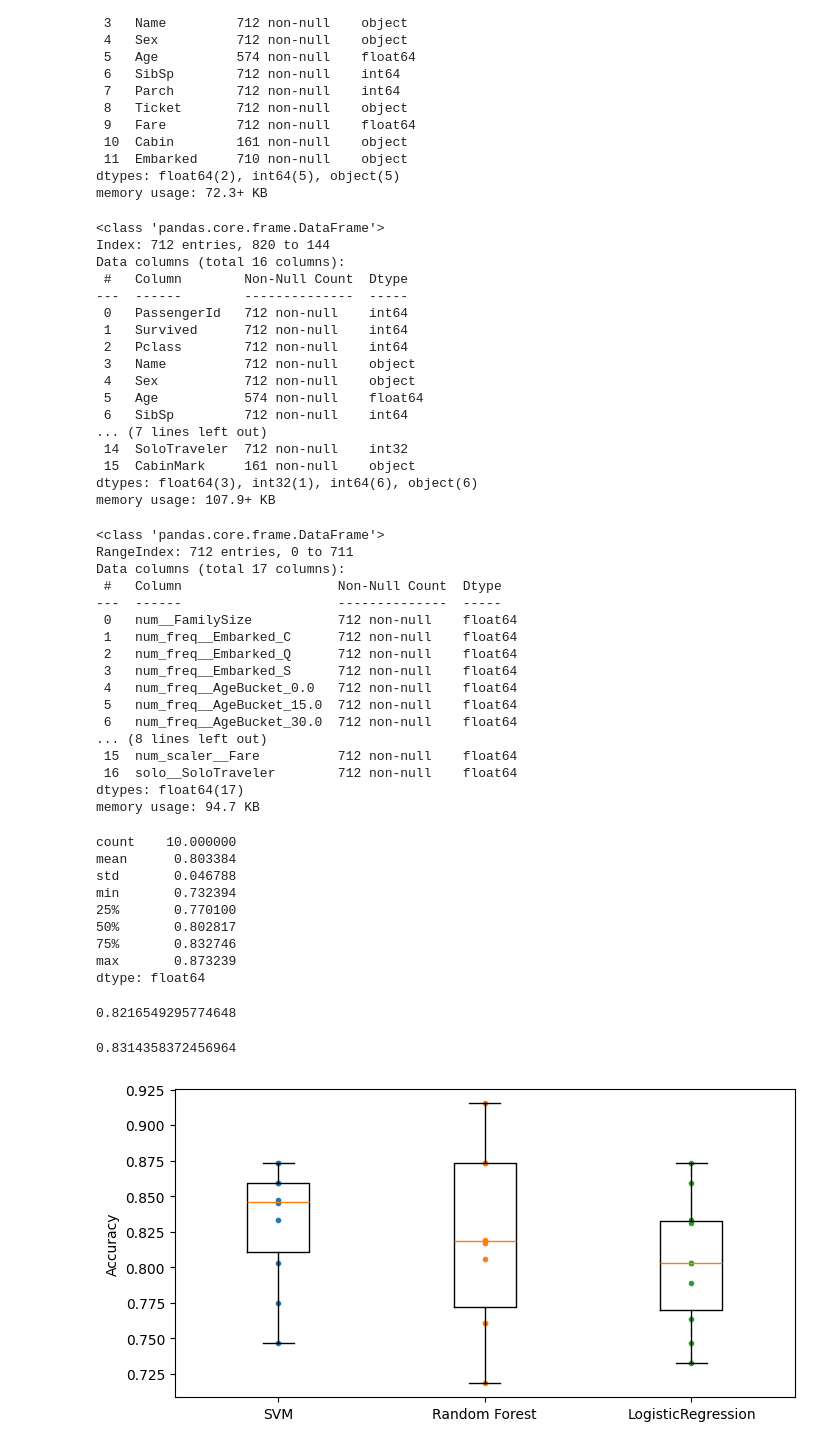
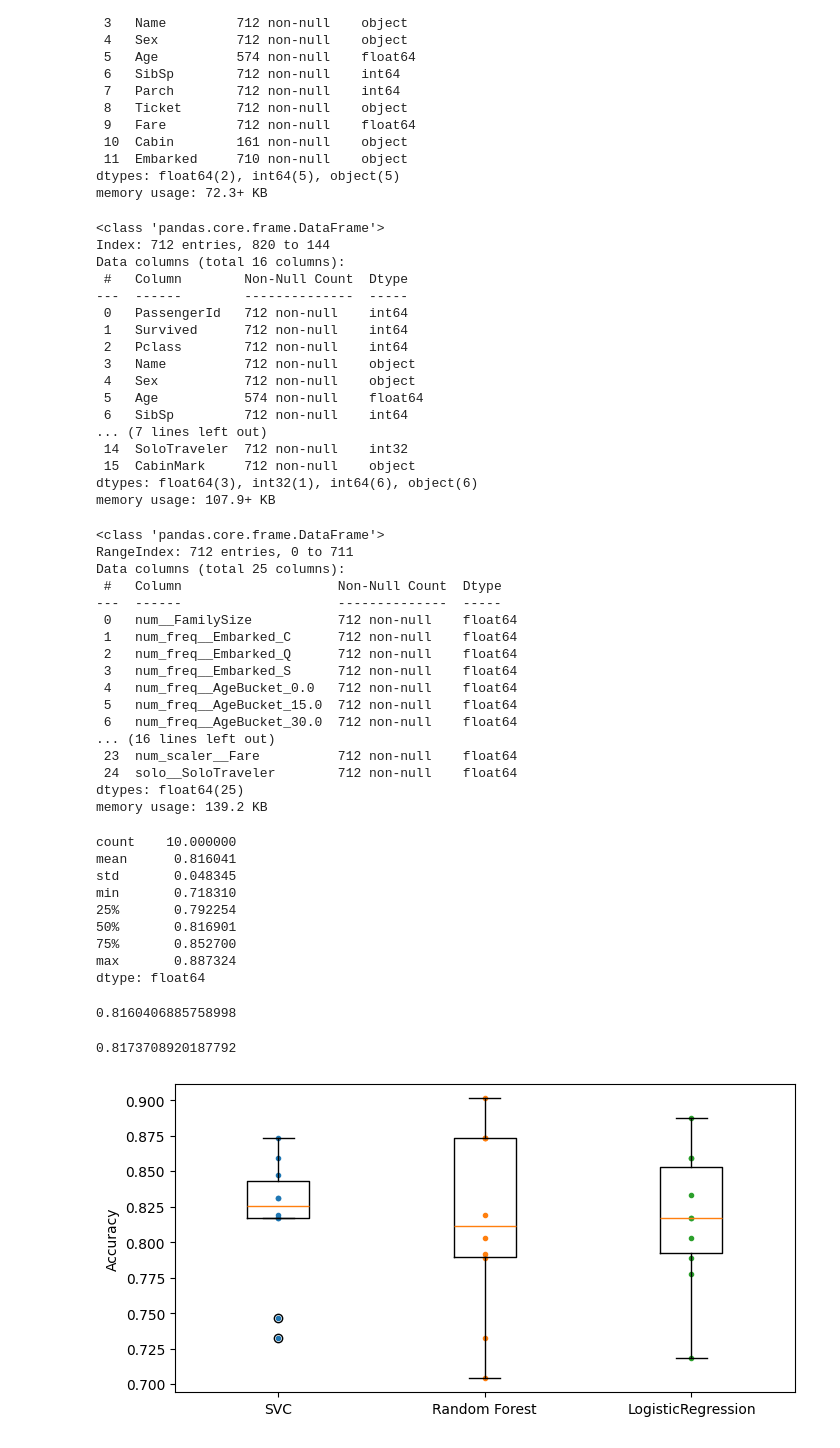
Before and after one commit to sieugene/handson-ml3, a Jupyter notebook: ch3/exercises/3.ipynb, the cells around one changed output. Saved outputs shown, nothing was run; the diff lists cells and outputs as text; code cells hidden in the pictures.

Commit message:
feat : multi label binarizer, fix create cabin mark for multiLabel (fill empty values)

```diff
--- a/ch3/exercises/3.ipynb
+++ b/ch3/exercises/3.ipynb
@@ -49,10 +49,16 @@ def isSoloTraveler(data_split):
 	return ((data_split["SibSp"] == 0) & (data_split["Parch"] == 0)).astype(int)
 
 def createCabinMark(data_split):
+	# Fill all like {}
+	result = pd.Series([set()] * len(data_split), index=data_split.index)
 	condition = (data_split["Cabin"].notnull())
 	filtered = data_split[condition]["Cabin"]
-	formateed = filtered.str.split(" ")
-	return formateed.apply(lambda x: [item[0] for item in x]).apply(lambda x: set(x))
+	formatted = filtered.str.split(" ")
+	# Fill only not null
+	result.loc[condition] = formatted.apply(
+        lambda x: set(item[0] for item in x)
+    )
+	return result
 
 
 train_data["FamilySize"] = train_data["SibSp"] + train_data["Parch"]
@@ -68,8 +74,6 @@ train_data["CabinMark"] = createCabinMark(train_data)
 test_data["CabinMark"] = createCabinMark(test_data)
 
 train_data.info()
-
-# print(train_data[train_data["CabinMark"].notnull()]["CabinMark"].head(10))
 # %% [output]
 <class 'pandas.core.frame.DataFrame'>
 Index: 712 entries, 820 to 144
@@ -85,9 +89,29 @@ Data columns (total 16 columns):
  6   SibSp         712 non-null    int64
 ... (7 lines left out)
  14  SoloTraveler  712 non-null    int32
- 15  CabinMark     161 non-null    object
+ 15  CabinMark     712 non-null    object
 dtypes: float64(3), int32(1), int64(6), object(6)
 memory usage: 107.9+ KB
+# %%
+# Custom Transformers
+
+from sklearn.base import BaseEstimator, TransformerMixin
+from sklearn.preprocessing import MultiLabelBinarizer
+
+# MultiLabelBinarizer.fit_transform() takes 2 positional arguments but 3 were given
+class MultiLabelBinarizerTransformer(BaseEstimator, TransformerMixin):
+    def __init__(self):
+        self.mlb = MultiLabelBinarizer()
+
+    def fit(self, X, y=None):
+        self.mlb.fit(X.iloc[:, 0])
+        return self
+
+    def transform(self, X):
+        return self.mlb.transform(X.iloc[:, 0])
+
+    def get_feature_names_out(self, input_features=None):
+        return self.mlb.classes_
 # %%
 from sklearn.pipeline import Pipeline
 from sklearn.impute import SimpleImputer
@@ -111,17 +135,21 @@ cat_pipeline = Pipeline([
     ("cat_encoder", OneHotEncoder(sparse_output=False)),      # число → отдельные колонки: female=[1,0], male=[0,1]
 ])
 
+multi_label_cat_pipeline = Pipeline([
+	("multi_bin_cat", MultiLabelBinarizerTransformer())
+])
+
 num_scaler = Pipeline([
 	# Оригинал условно 0, 7, 14, 512; после log1p: 0, 2.1, 2.7, 6.2; После std: -0.8, -0.2, 0.1, 1.9
     ("log", FunctionTransformer(np.log1p, feature_names_out="one-to-one")),
     ("scaler", StandardScaler()),
 ])
 
-
 preprocess_pipeline = ColumnTransformer([
         ("num", num_pipeline, ["FamilySize"]),
 		("num_freq", num_freq_and_cat_encode, ["Embarked", "AgeBucket"]),
 		("ord_cat", cat_pipeline, ["Sex", "Pclass"]),
+		("multi_cat", multi_label_cat_pipeline, ["CabinMark"]),
 		("num_scaler", num_scaler, ["Fare"]),
 		# passthrough оставь как есть, там преобразования не нужны, уже проставленны 0 и 1
 		("solo", "passthrough", ["SoloTraveler"]),
@@ -138,7 +166,7 @@ pd.DataFrame(X_train, columns=cols).info() # Return to Dataframe
 # %% [output]
 <class 'pandas.core.frame.DataFrame'>
 RangeIndex: 712 entries, 0 to 711
-Data columns (total 17 columns):
+Data columns (total 25 columns):
  #   Column                    Non-Null Count  Dtype
 ---  ------                    --------------  -----
  0   num__FamilySize           712 non-null    float64
@@ -148,11 +176,11 @@ Data columns (total 17 columns):
  4   num_freq__AgeBucket_0.0   712 non-null    float64
  5   num_freq__AgeBucket_15.0  712 non-null    float64
  6   num_freq__AgeBucket_30.0  712 non-null    float64
-... (8 lines left out)
- 15  num_scaler__Fare          712 non-null    float64
- 16  solo__SoloTraveler        712 non-null    float64
-dtypes: float64(17)
-memory usage: 94.7 KB
+... (16 lines left out)
+ 23  num_scaler__Fare          712 non-null    float64
+ 24  solo__SoloTraveler        712 non-null    float64
+dtypes: float64(25)
+memory usage: 139.2 KB
 # %%
 from sklearn.linear_model import LogisticRegression
 from sklearn.model_selection import cross_val_score
@@ -167,16 +195,17 @@ logistic_scores = cross_val_score(model, X_train, y_train,
 # 3) FamilySize 0.803443
 # 4) AgeBucket 0.804812
 # 5) SoloTraveler 0.803384
+# 6) MultiLabel Cabin 0.816041
 pd.Series(logistic_scores).describe()
 # %% [output]
 count    10.000000
-mean      0.803384
-std       0.046788
-min       0.732394
-25%       0.770100
-50%       0.802817
-75%       0.832746
-max       0.873239
+mean      0.816041
+std       0.048345
+min       0.718310
+25%       0.792254
+50%       0.816901
+75%       0.852700
+max       0.887324
 dtype: float64
 # %%
 # Автор книги сразу перешел к RandomForestClassifier
@@ -190,9 +219,10 @@ forest_scores = cross_val_score(forest_clf, X_train, y_train, cv=10)
 # 3) FamilySize  0.8174491392801253
 # 4) AgeBucket 0.8272691705790297
 # 5) SoloTraveler 0.8216549295774648
+# 6) MultiLabel Cabin 0.8160406885758998
 forest_scores.mean()
 # %% [output]
-0.8216549295774648
+0.8160406885758998
 # %%
 # также автор предлагал после этого попробовать SVC
 from sklearn.svm import SVC
@@ -204,39 +234,40 @@ svm_scores = cross_val_score(svm_clf, X_train, y_train, cv=10)
 # 3) FamilySize 0.820266040688576
 # 4) AgeBucke 0.8356611893583725
 # 5) SoloTraveler 0.8314358372456964
+# 6) MultiLabel Cabin 0.8173708920187792
 svm_scores.mean()
 # %% [output]
-0.8314358372456964
+0.8173708920187792
 # %%
 import matplotlib.pyplot as plt
 
 # Вместо того чтобы просто смотреть среднюю точность по 10 фолдам кросс валидации
 # Можно построить график 10 результатов каждой модели и также добавим boxplot
 # Box plot показывает не только среднее качество модели, но и её стабильность.
 # Например, если две модели имеют accuracy 0.82 в среднем, но:
 # у первой результаты по фолдам: 0.81–0.83,
 #  у второй: 0.70–0.94,
 # то среднее одинаковое, но первая модель гораздо стабильнее.
 # Box plot позволяет увидеть такой разброс и возможные выбросы.
 
 
 plt.figure(figsize=(8, 4))
 plt.plot([1]*10, svm_scores, ".")
 plt.plot([2]*10, forest_scores, ".")
 plt.plot([3]*10, logistic_scores, ".")
 # boxplot - автоматически определяет выбросы (outliers, или fliers) и не включает их в длину усов.
-plt.boxplot([svm_scores, forest_scores, logistic_scores], labels=("SVM", "Random Forest", "LogisticRegression"))
+plt.boxplot([svm_scores, forest_scores, logistic_scores], labels=("SVC", "Random Forest", "LogisticRegression"))
 plt.ylabel("Accuracy")
 plt.show()
 # Random Forest показывает чуть более
-# высокую точность и более стабильные результаты на кросс-валидации, чем SVM.
+# высокую точность и более стабильные результаты на кросс-валидации, чем SVC.
 # Logistic Regression медиана немного ниже, чем у Random Forest (~0.82); разброс больше
 
 # После FamilySize разбросы стали больше и уже сложнее сказать было что лучше
 
 # Но после AgeBucket явно видно что SVM лучше
 # %% [output]
-[figure, old version]
+[figure, new version]
 # %%
 # Пробуй подбор лучших гиперпараметров для RandomForestClassifier
 
```
Also changed, not shown: parts of 2 cells of this notebook.
